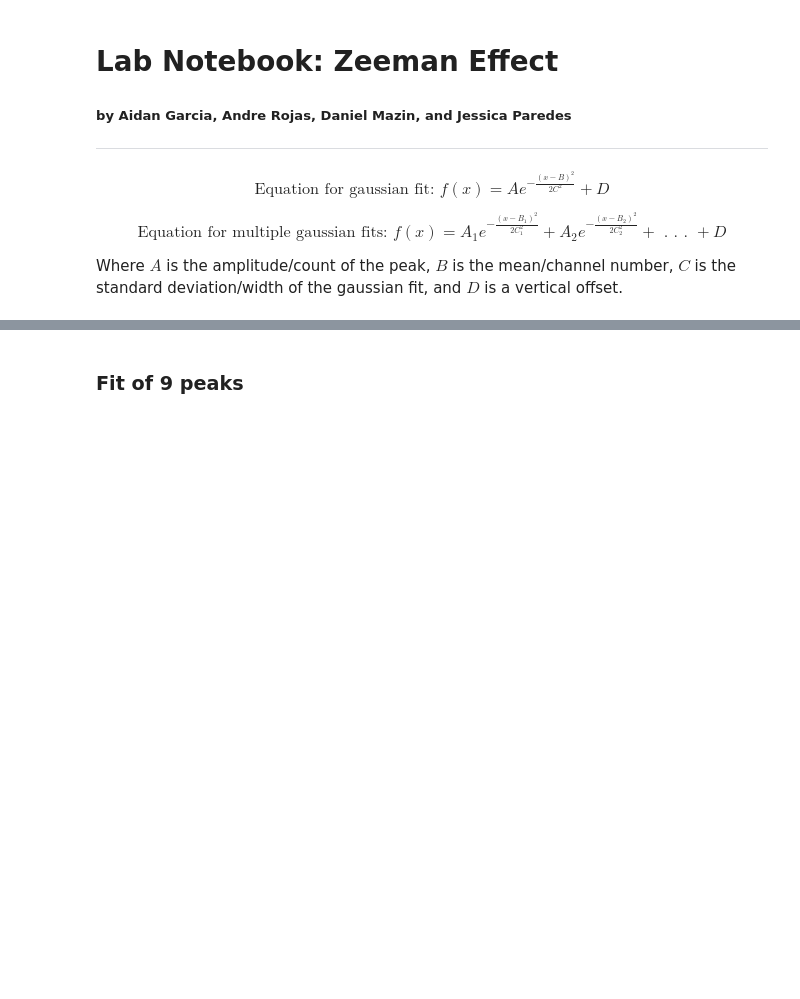
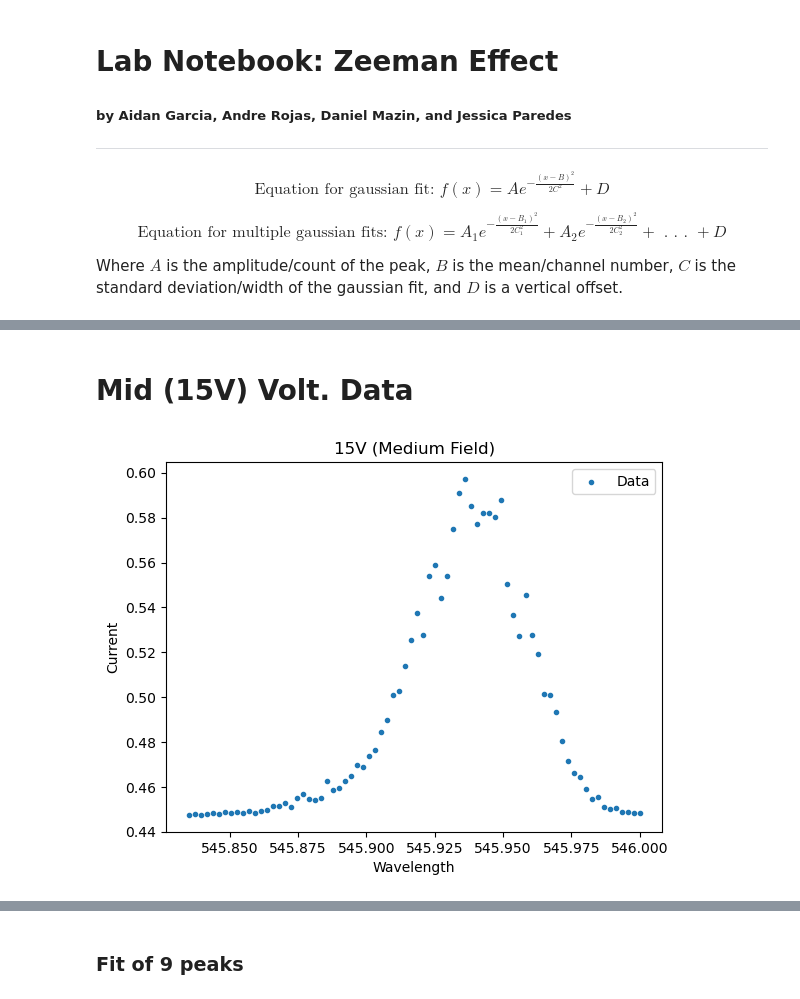
Before and after one commit to MazinDan/Zeeman-Effect, a Jupyter notebook: Zeeman_effect.ipynb, the cells around one changed output, grey strips where cells are left out. Saved outputs shown, nothing was run; the diff lists cells and outputs as text; code cells hidden in the pictures; blank space fills up the shorter version.

```diff
--- a/Zeeman_effect.ipynb
+++ b/Zeeman_effect.ipynb
@@ -113,0 +203,11 @@ y_data_m = [float(row[1]) if is_float(row[1]) else np.nan for row in datam]
+# %% [markdown]
+# Mid (15V) Volt. Data
+# %%
+plt.scatter(x_data_mid, y_data_mid, label='Data', marker='.')
+plt.xlabel('Wavelength')
+plt.ylabel('Current')
+plt.title('15V (Medium Field)')
+plt.legend()
+plt.show()
+# %% [output]
+[figure, added]
```
Also changed, not shown: parts of 24 cells of this notebook, 1 other file.
